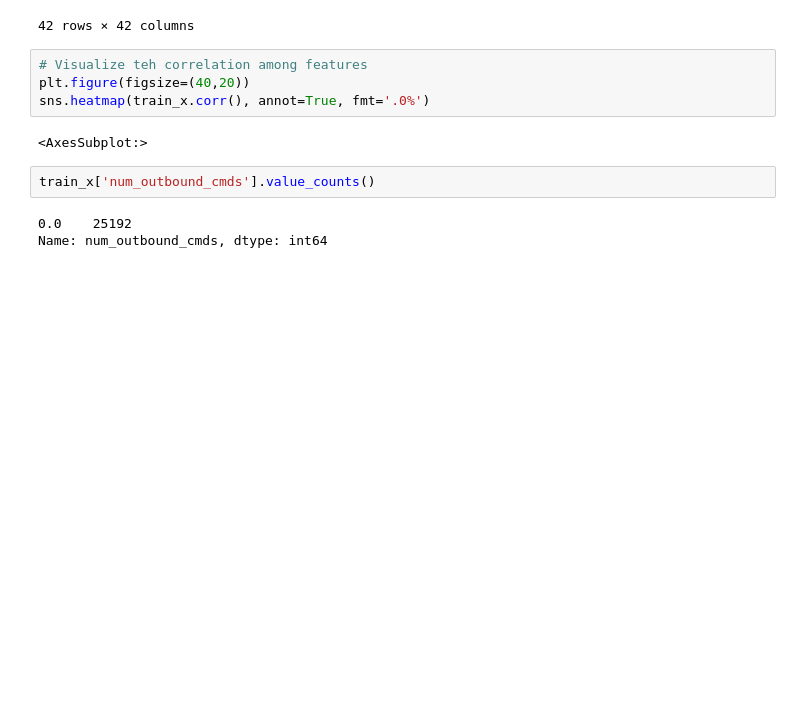
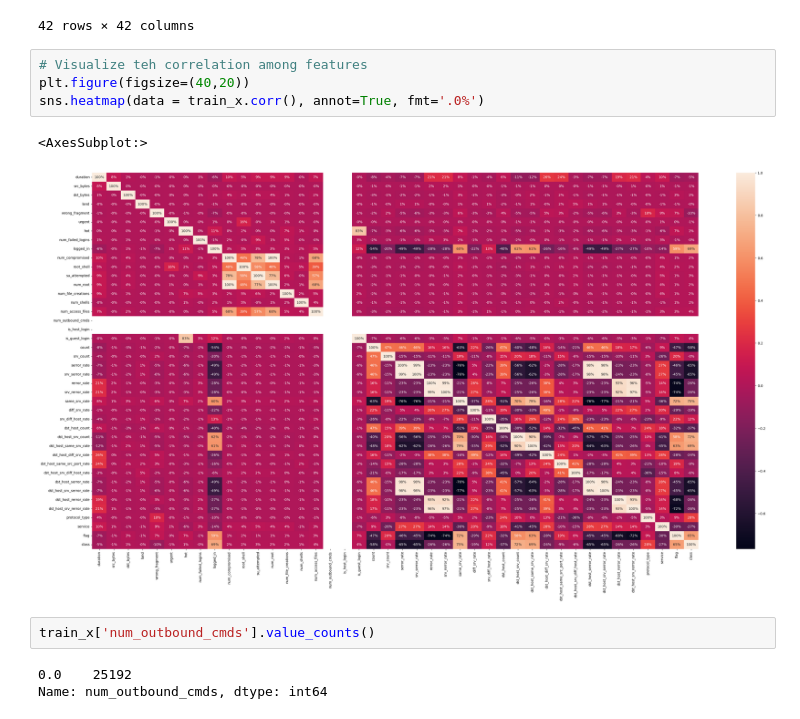
Before and after one commit to Sachinkale11/Network-Intrusion-System, a Jupyter notebook: NIDSModel.ipynb, the cells around one changed output. Drawn from its saved outputs; the diff is of its cells as text; blank space fills up the shorter version.

```diff
--- a/NIDSModel.ipynb
+++ b/NIDSModel.ipynb
@@ -285,9 +286,10 @@ cor
 # %%
 # Visualize teh correlation among features
 plt.figure(figsize=(40,20))
-sns.heatmap(train_x.corr(), annot=True, fmt='.0%')
+sns.heatmap(data = train_x.corr(), annot=True, fmt='.0%')
 # %% [output]
 <AxesSubplot:>
+[figure, added]
 # %%
 train_x['num_outbound_cmds'].value_counts()
 # %% [output]
```
Also changed, not shown: parts of 5 cells of this notebook, 1 other file.
